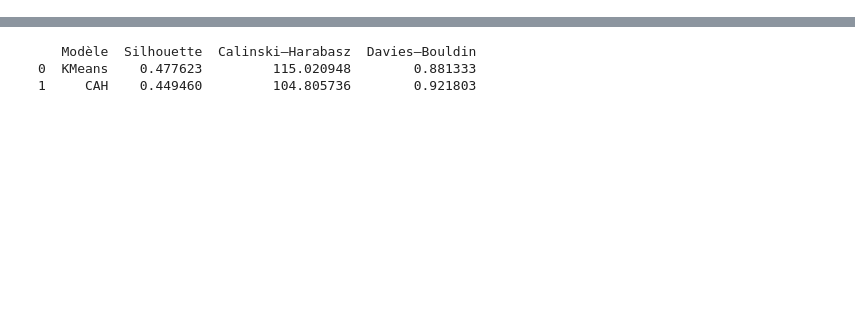
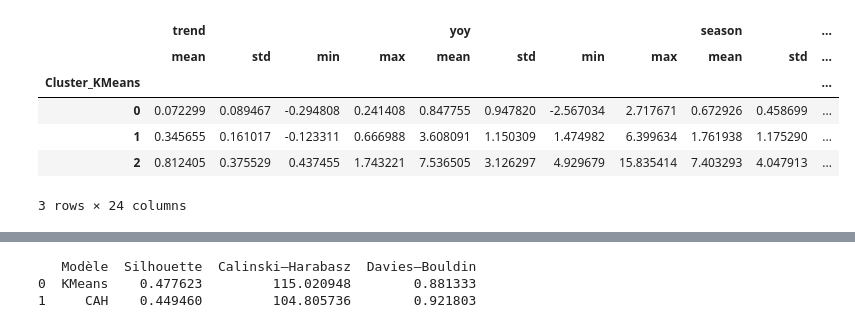
Before and after one commit to GanItachi/ObservatoirePrix, a Jupyter notebook: Clustering.ipynb, the cells around one changed output, grey strips where cells are left out. Cells and saved outputs as stored; diff of their text form; code cells hidden in the pictures; blank space fills up the shorter version.

```diff
--- a/Clustering.ipynb
+++ b/Clustering.ipynb
@@ -198,4 +202,14 @@ fig = px.scatter_3d(
 fig.update_traces(marker=dict(size=2))
 
 fig.show()
+# %%
+X.groupby('Cluster_KMeans').agg(['mean', 'std', 'min', 'max'])
+# %% [output]
+|  | trend |  |  |  | yoy |  |  |  | season |  | ... |
+|  | mean | std | min | max | mean | std | min | max | mean | std | ... |
+| Cluster_KMeans |  |  |  |  |  |  |  |  |  |  | ... |
+| 0 | 0.072299 | 0.089467 | -0.294808 | 0.241408 | 0.847755 | 0.947820 | -2.567034 | 2.717671 | 0.672926 | 0.458699 | ... |
+| 1 | 0.345655 | 0.161017 | -0.123311 | 0.666988 | 3.608091 | 1.150309 | 1.474982 | 6.399634 | 1.761938 | 1.175290 | ... |
+| 2 | 0.812405 | 0.375529 | 0.437455 | 1.743221 | 7.536505 | 3.126297 | 4.929679 | 15.835414 | 7.403293 | 4.047913 | ... |
+3 rows × 24 columns
 # %%
```
Also changed, not shown: parts of 13 cells of this notebook, 10 other files.
